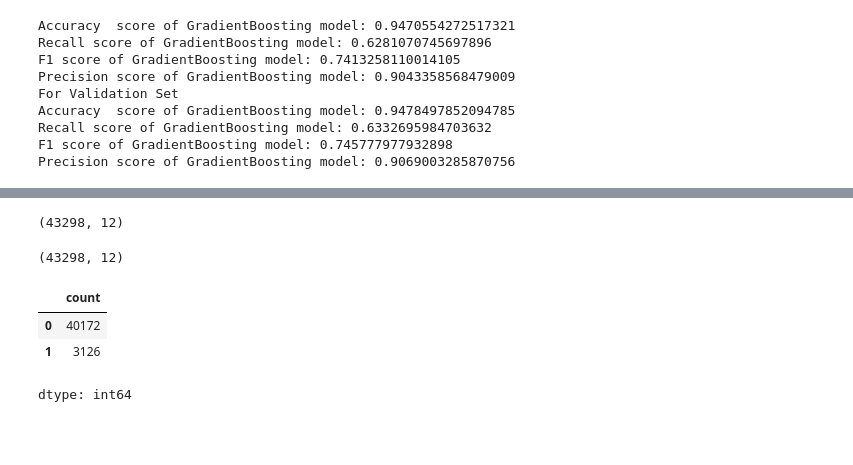
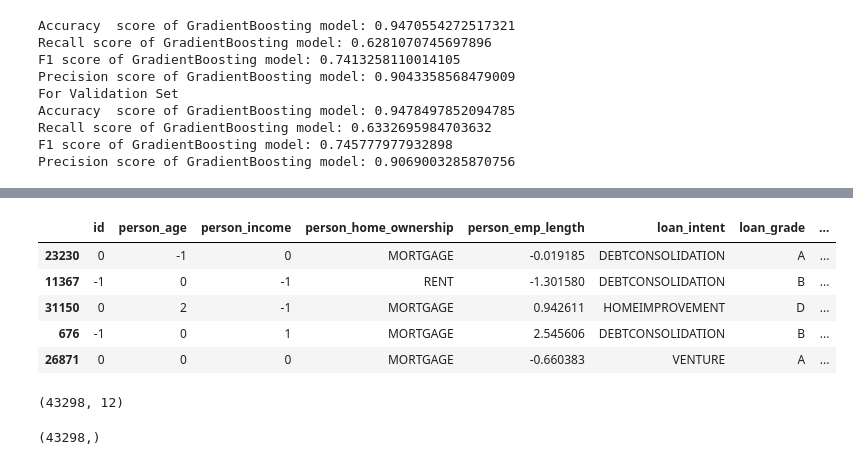
Before and after one commit to ankitg-02/kaggle-competition, a Jupyter notebook: Loan_approval_1.ipynb, the cells around one changed output, grey strips where cells are left out. Saved outputs shown, nothing was run; the diff lists cells and outputs as text; code cells hidden in the pictures; blank space fills up the shorter version.

```diff
--- a/Loan_approval_1.ipynb
+++ b/Loan_approval_1.ipynb
@@ -484,7 +492,7 @@ mod_train_data=mod_train_data[
 ]
 # %%
 s=StandardScaler()
-for i in mod_train_data.columns:
+for i in mod_train_data.[1:13]:
     if mod_train_data[i].dtype=="int":
         mod_train_data[i]=s.fit_transform(mod_train_data[[i]]).astype('int')
     elif mod_train_data[i].dtype=="float":
@@ -774,7 +782,13 @@ Precision score of ExtraTrees model: 0.843298969072165
 # %%
 mod_train_data.shape
+mod_train_data.sample(5)
 # %% [output]
-(43298, 12)
+|  | id | person_age | person_income | person_home_ownership | person_emp_length | loan_intent | loan_grade | ... |
+| 23230 | 0 | -1 | 0 | MORTGAGE | -0.019185 | DEBTCONSOLIDATION | A | ... |
+| 11367 | -1 | 0 | -1 | RENT | -1.301580 | DEBTCONSOLIDATION | B | ... |
+| 31150 | 0 | 2 | -1 | MORTGAGE | 0.942611 | HOMEIMPROVEMENT | D | ... |
+| 676 | -1 | 0 | 1 | MORTGAGE | 2.545606 | DEBTCONSOLIDATION | B | ... |
+| 26871 | 0 | 0 | 0 | MORTGAGE | -0.660383 | VENTURE | A | ... |
 # %%
 make_column_transformerod_1.shape
 # %% [output]
@@ -783,9 +797,6 @@ make_column_transformerod_1.shape
 predicted=model3.predict(make_column_transformerod_1.drop(columns=['loan_status'],axis=1))
 # %%
 predicted_1=pd.Series(predicted)
-predicted_1.value_counts()
+predicted_1.shape
 # %% [output]
-|  | count |
-| 0 | 40172 |
-| 1 | 3126 |
-dtype: int64
+(43298,)
```
Also changed, not shown: parts of 15 cells of this notebook.
